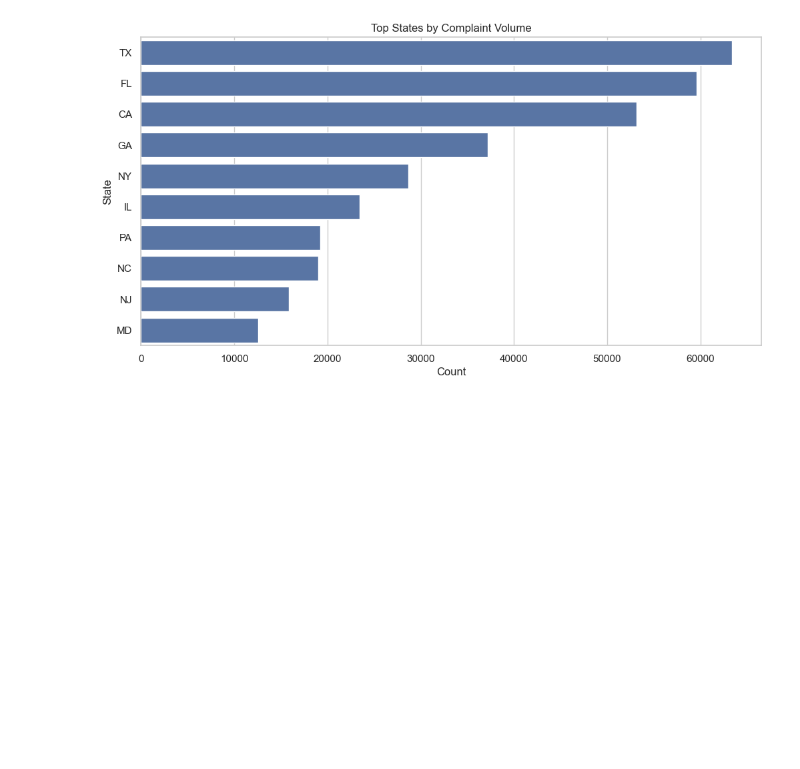
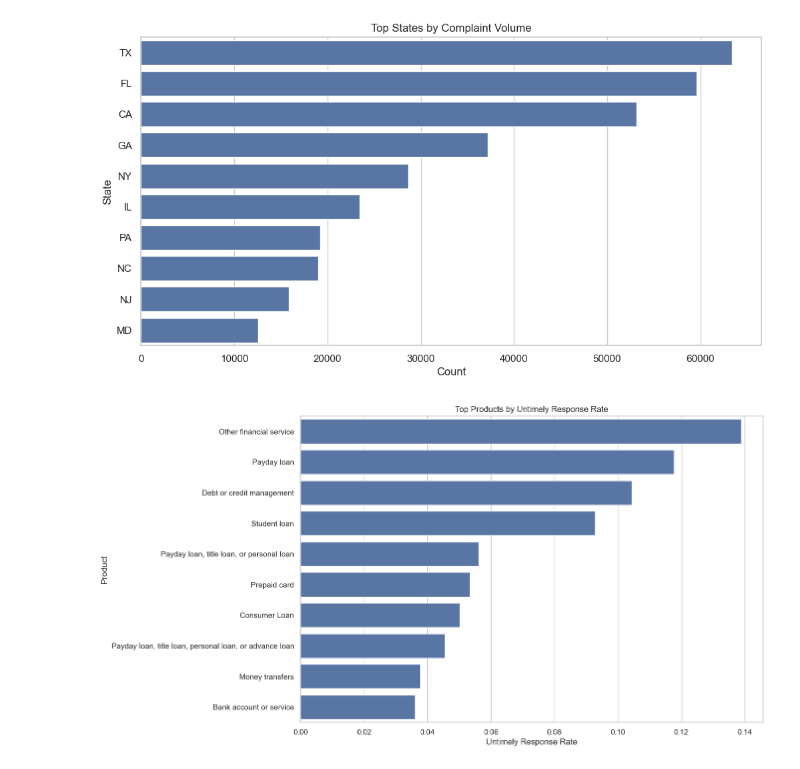
Before and after one commit to Phiziics/cfpb-complaint-intelligence, a Jupyter notebook: notebooks/01_eda.ipynb, the cells around one changed output. Saved outputs shown, nothing was run; the diff lists cells and outputs as text; code cells hidden in the pictures; blank space fills up the shorter version.

```diff
--- a/notebooks/01_eda.ipynb
+++ b/notebooks/01_eda.ipynb
@@ -440,3 +440,23 @@ plt.ylabel("State")
 plt.show()
 # %% [output]
 [figure]
+# %%
+# Calculate percentage of untimely responses by product
+timely_df = df_sample.copy()
+timely_df["is_untimely"] = (timely_df["timely_response"] == "No").astype(int)
+
+product_risk = (
+    timely_df.groupby("product")["is_untimely"]
+    .mean()
+    .sort_values(ascending=False)
+    .head(10)
+)
+
+plt.figure(figsize=(12,8))
+sns.barplot(x=product_risk.values, y=product_risk.index)
+plt.title("Top Products by Untimely Response Rate")
+plt.xlabel("Untimely Response Rate")
+plt.ylabel("Product")
+plt.show()
+# %% [output]
+[figure, added]
```
